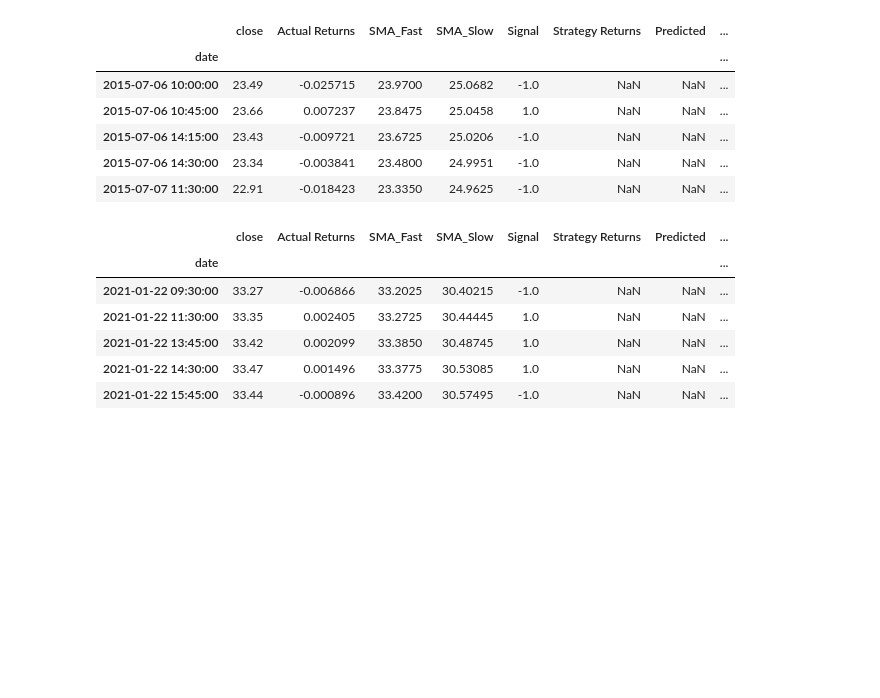
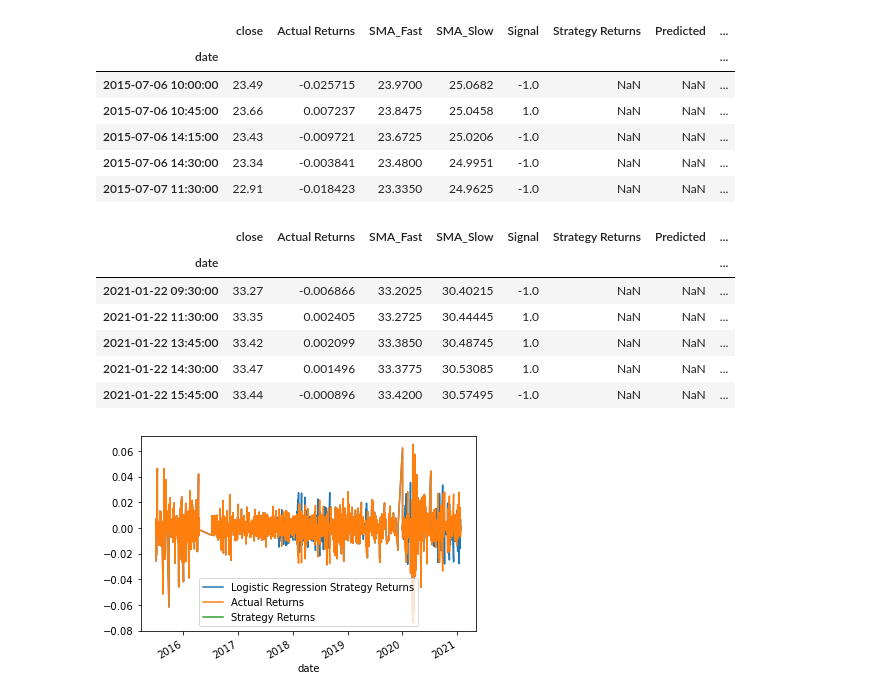
Before and after one commit to kmpotter2/algorithmic_trading_bot, a Jupyter notebook: machine_learning_trading_bot.ipynb, the cells around one changed output. Drawn from its saved outputs; the diff is of its cells as text; code cells hidden in the pictures; blank space fills up the shorter version.

Commit message:
Plotted the actual returns versus the strategy returns and saved as PNG
Plotted the actual returns versus the strategy returns and saved as PNG

```diff
--- a/machine_learning_trading_bot.ipynb
+++ b/machine_learning_trading_bot.ipynb
@@ -488,4 +488,8 @@ display(logistic_predictions.tail())
 | 2021-01-22 15:45:00 | 33.44 | -0.000896 | 33.4200 | 30.57495 | -1.0 | NaN | NaN | ... |
 # %%
 # Plot the actual returns versus the strategy returns
-# YOUR CODE HERE
+logistic_predictions[['Logistic Regression Strategy Returns', 'Actual Returns', 'Strategy Returns']].plot()
+
+plt.savefig("ActualVsStrategy Predicted.png") #save as png
+# %% [output]
+[figure, added]
```
Also changed, not shown: 1 other file.
